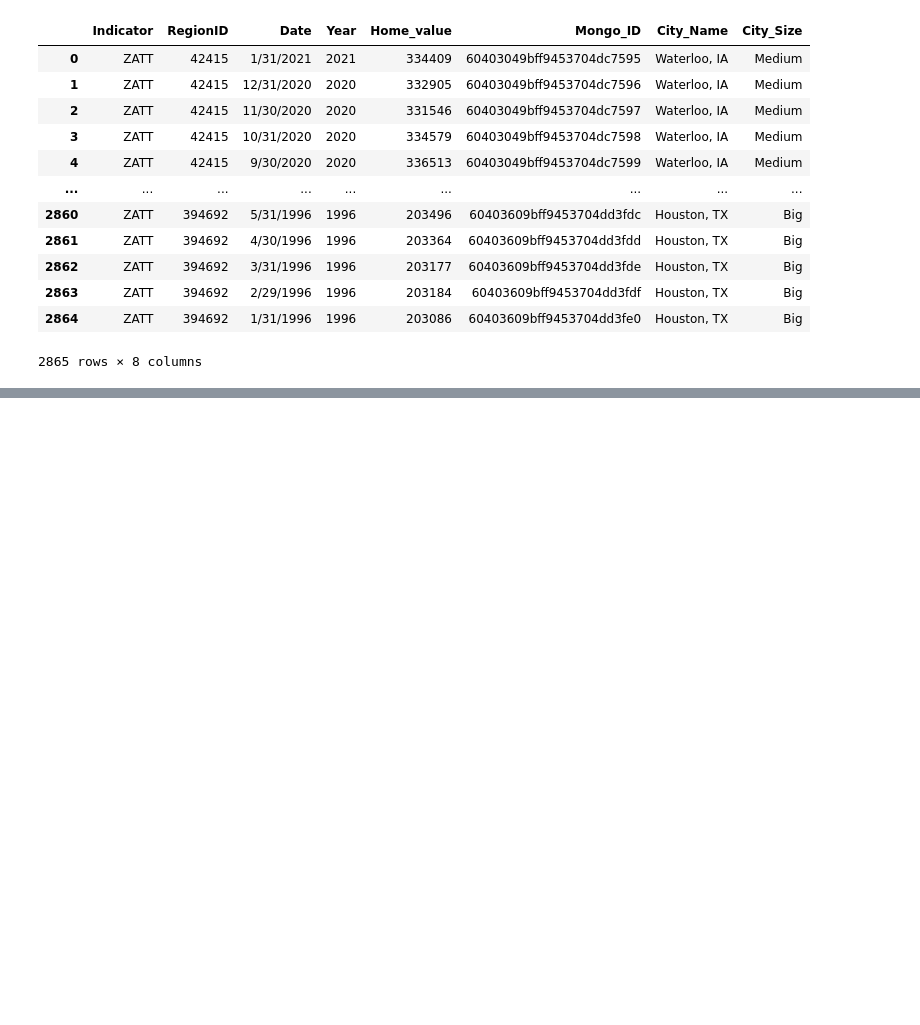
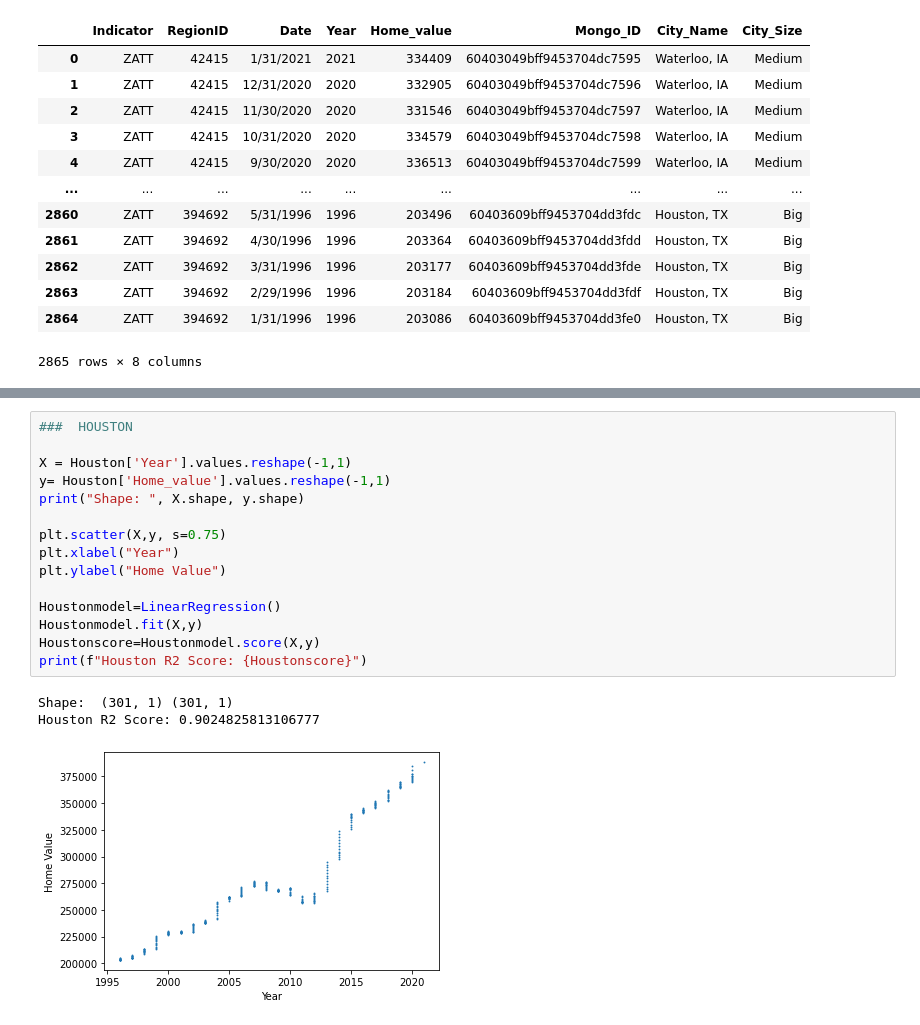
Before and after one commit to marinahobday/housingProject3, a Jupyter notebook: final-project- model.ipynb, the cells around one changed output, grey strips where cells are left out. Saved outputs shown, nothing was run; the diff lists cells and outputs as text; blank space fills up the shorter version.

```diff
--- a/final-project- model.ipynb
+++ b/final-project- model.ipynb
@@ -54,0 +73,19 @@ plt.show()
+# %%
+###  HOUSTON
+
+X = Houston['Year'].values.reshape(-1,1)
+y= Houston['Home_value'].values.reshape(-1,1)
+print("Shape: ", X.shape, y.shape)
+
+plt.scatter(X,y, s=0.75)
+plt.xlabel("Year")
+plt.ylabel("Home Value")
+
+Houstonmodel=LinearRegression()
+Houstonmodel.fit(X,y)
+Houstonscore=Houstonmodel.score(X,y)
+print(f"Houston R2 Score: {Houstonscore}")
+# %% [output]
+Shape:  (301, 1) (301, 1)
+Houston R2 Score: 0.9024825813106777
+[figure, added]
```
Also changed, not shown: parts of 13 cells of this notebook.
